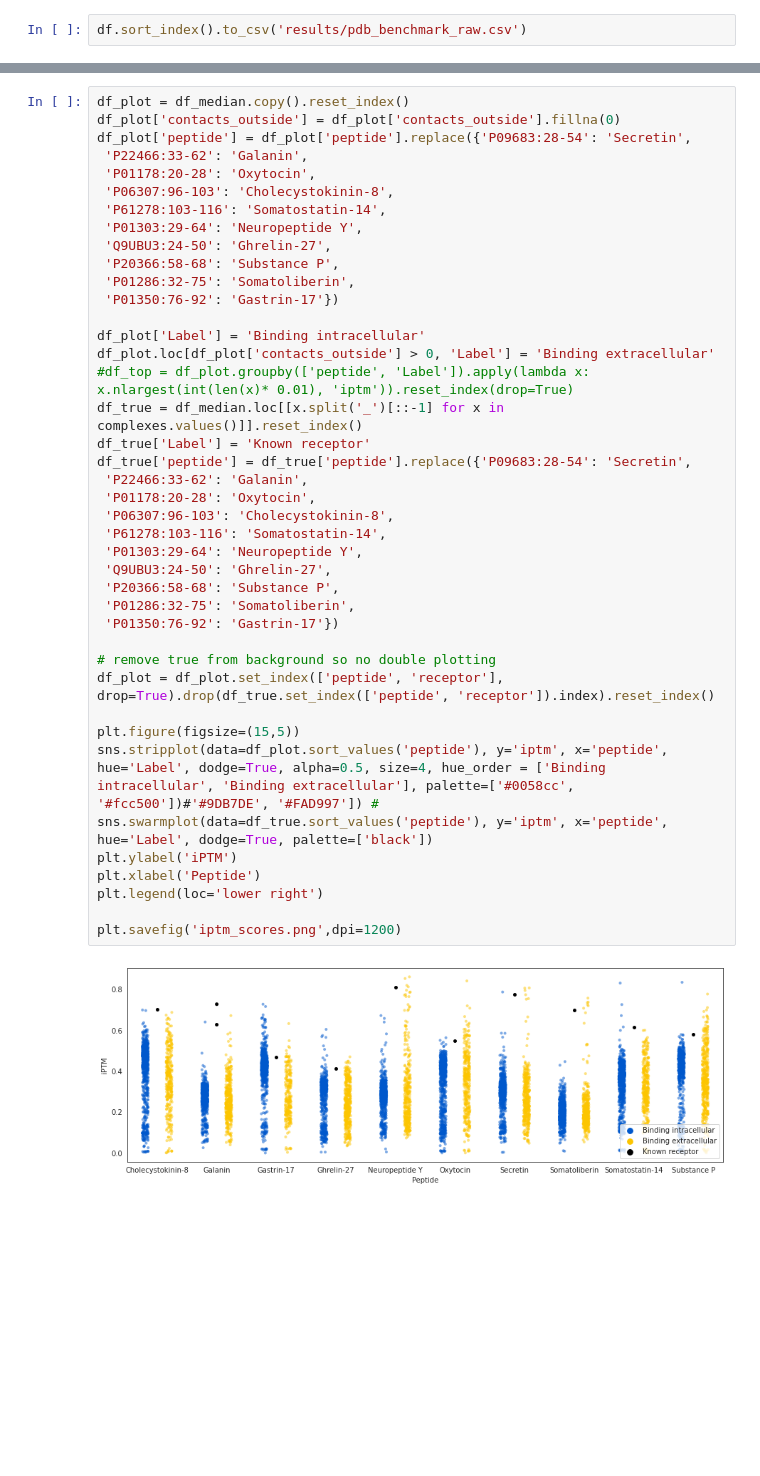
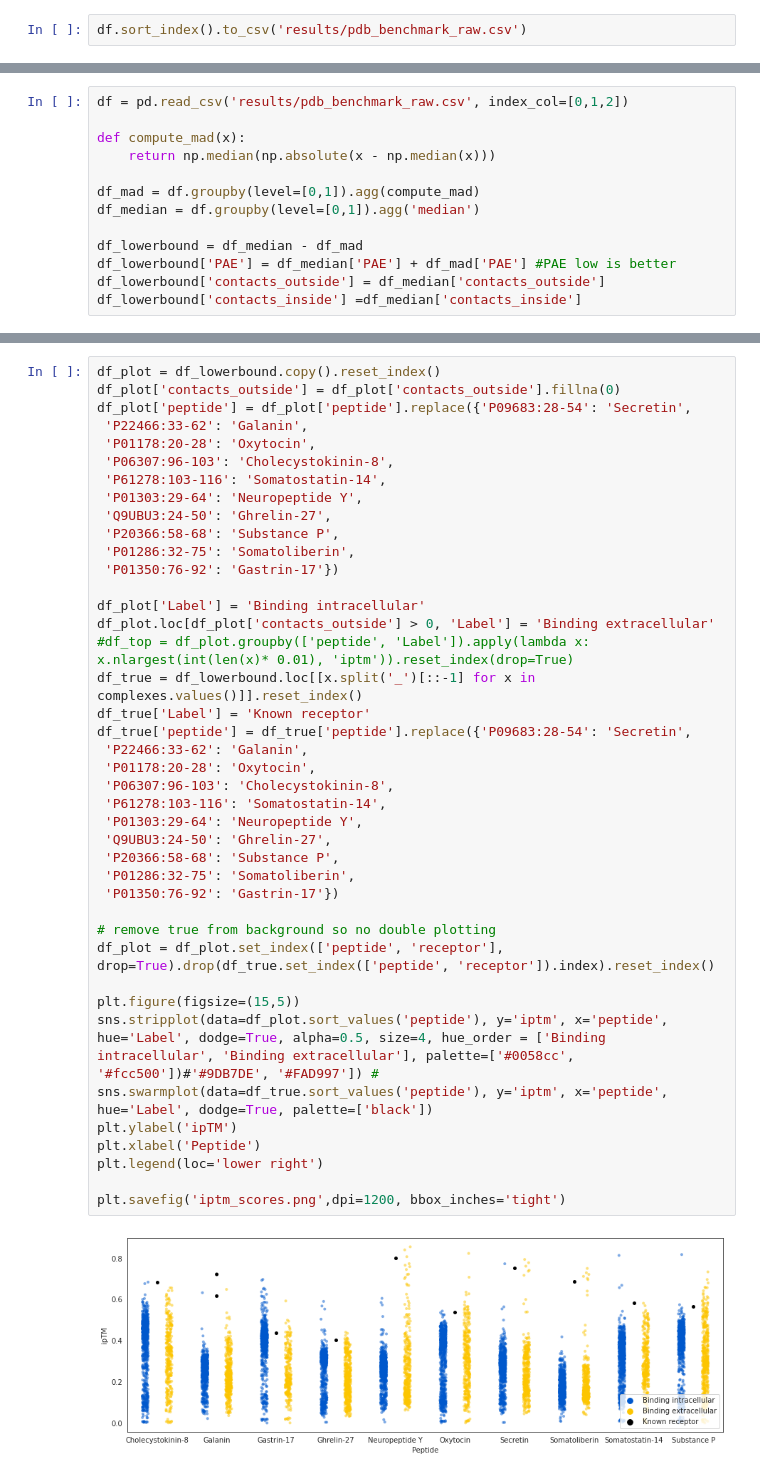
Before and after one commit to fteufel/alphafold-peptide-receptors, a Jupyter notebook: benchmark.ipynb, the cells around one changed output, grey strips where cells are left out. Cells and saved outputs as stored; diff of their text form; blank space fills up the shorter version.

```diff
--- a/benchmark.ipynb
+++ b/benchmark.ipynb
@@ -68,2 +74,15 @@ df.sort_index().to_csv('results/pdb_benchmark_raw.csv')
+# %%
+df = pd.read_csv('results/pdb_benchmark_raw.csv', index_col=[0,1,2])
+
+def compute_mad(x):
+    return np.median(np.absolute(x - np.median(x)))
+
+df_mad = df.groupby(level=[0,1]).agg(compute_mad)
+df_median = df.groupby(level=[0,1]).agg('median')
+
+df_lowerbound = df_median - df_mad
+df_lowerbound['PAE'] = df_median['PAE'] + df_mad['PAE'] #PAE low is better
+df_lowerbound['contacts_outside'] = df_median['contacts_outside']
+df_lowerbound['contacts_inside'] =df_median['contacts_inside']
 # %%
 def get_ranks(df, true_name, percentiles=True, outside_only=True):
@@ -229,6 +238,6 @@ import matplotlib
 cmap = matplotlib.colors.LinearSegmentedColormap.from_list('afpep', ['#CDDEF7', '#FAD996'])
 # %%
-df_plot = df_median.copy().reset_index()
+df_plot = df_lowerbound.copy().reset_index()
 df_plot['contacts_outside'] = df_plot['contacts_outside'].fillna(0)
 df_plot['peptide'] = df_plot['peptide'].replace({'P09683:28-54': 'Secretin',
  'P22466:33-62': 'Galanin',
@@ -239,34 +248,34 @@ df_plot['peptide'] = df_plot['peptide'].replace({'P09683:28-54': 'Secretin',
  'Q9UBU3:24-50': 'Ghrelin-27',
  'P20366:58-68': 'Substance P',
  'P01286:32-75': 'Somatoliberin',
  'P01350:76-92': 'Gastrin-17'})
 
 df_plot['Label'] = 'Binding intracellular'
 df_plot.loc[df_plot['contacts_outside'] > 0, 'Label'] = 'Binding extracellular'
 #df_top = df_plot.groupby(['peptide', 'Label']).apply(lambda x: x.nlargest(int(len(x)* 0.01), 'iptm')).reset_index(drop=True)
-df_true = df_median.loc[[x.split('_')[::-1] for x in complexes.values()]].reset_index()
+df_true = df_lowerbound.loc[[x.split('_')[::-1] for x in complexes.values()]].reset_index()
 df_true['Label'] = 'Known receptor'
 df_true['peptide'] = df_true['peptide'].replace({'P09683:28-54': 'Secretin',
  'P22466:33-62': 'Galanin',
  'P01178:20-28': 'Oxytocin',
  'P06307:96-103': 'Cholecystokinin-8',
  'P61278:103-116': 'Somatostatin-14',
  'P01303:29-64': 'Neuropeptide Y',
  'Q9UBU3:24-50': 'Ghrelin-27',
  'P20366:58-68': 'Substance P',
  'P01286:32-75': 'Somatoliberin',
  'P01350:76-92': 'Gastrin-17'})
 
 # remove true from background so no double plotting
 df_plot = df_plot.set_index(['peptide', 'receptor'], drop=True).drop(df_true.set_index(['peptide', 'receptor']).index).reset_index()
 
 plt.figure(figsize=(15,5))
 sns.stripplot(data=df_plot.sort_values('peptide'), y='iptm', x='peptide', hue='Label', dodge=True, alpha=0.5, size=4, hue_order = ['Binding intracellular', 'Binding extracellular'], palette=['#0058cc', '#fcc500'])#'#9DB7DE', '#FAD997']) #
 sns.swarmplot(data=df_true.sort_values('peptide'), y='iptm', x='peptide', hue='Label', dodge=True, palette=['black'])
-plt.ylabel('iPTM')
+plt.ylabel('ipTM')
 plt.xlabel('Peptide')
 plt.legend(loc='lower right')
 
-plt.savefig('iptm_scores.png',dpi=1200)
+plt.savefig('iptm_scores.png',dpi=1200, bbox_inches='tight')
 # %% [output]
-[figure, old version]
+[figure, new version]
```
Also changed, not shown: parts of 25 cells of this notebook, 2 other files.
